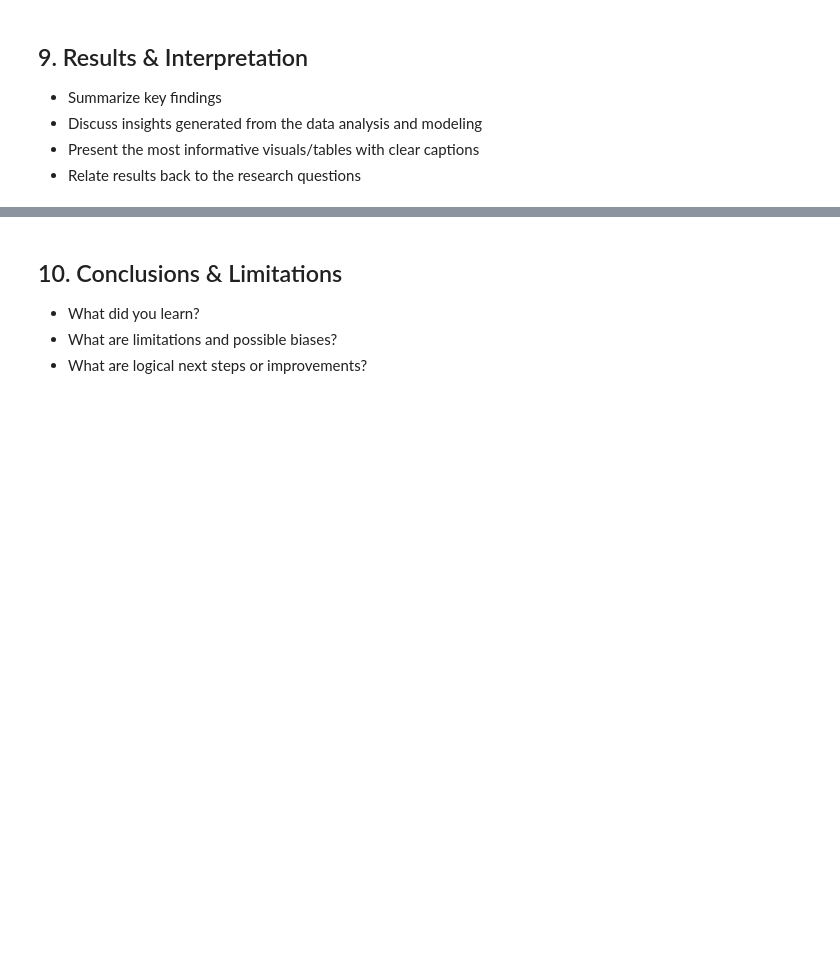
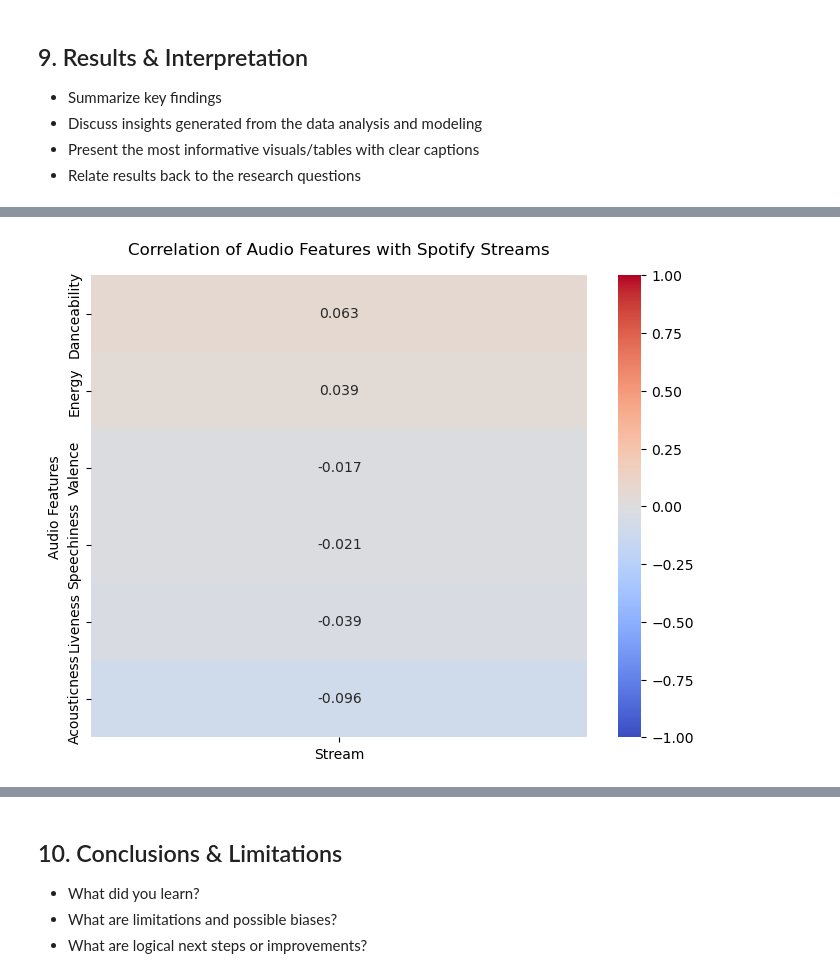
Before and after one commit to chanjyi/Spotify-vs-Youtube, a Jupyter notebook: TT6L_G5_Notebook.ipynb, the cells around one changed output, grey strips where cells are left out. Saved outputs shown, nothing was run; the diff lists cells and outputs as text; code cells hidden in the pictures; blank space fills up the shorter version.

```diff
--- a/TT6L_G5_Notebook.ipynb
+++ b/TT6L_G5_Notebook.ipynb
@@ -937,0 +1031,23 @@ From this point on, all later sections (EDA, modeling, analytical questions) use
+# %%
+# select features and target
+corr_columns = ['Danceability', 'Energy', 'Valence', 'Acousticness', 'Liveness', 'Speechiness', 'Stream']
+
+# calculate correlation matrix
+correlation_matrix = df_clean[corr_columns].corr()
+
+# isolate and make strongest correlations on top
+stream_corr = correlation_matrix[['Stream']].sort_values(by='Stream', ascending=False)
+
+# drop self-correlation
+stream_corr = stream_corr.drop('Stream')
+
+# plot heatmap
+plt.figure(figsize=(8, 6))
+sns.heatmap(stream_corr, annot=True, cmap='coolwarm', fmt=".3f", vmin=-1, vmax=1)
+
+# add labels
+plt.title('Correlation of Audio Features with Spotify Streams', pad=15)
+plt.ylabel('Audio Features')
+plt.show()
+# %% [output]
+[figure, added]
```
Also changed, not shown: parts of 14 cells of this notebook.
